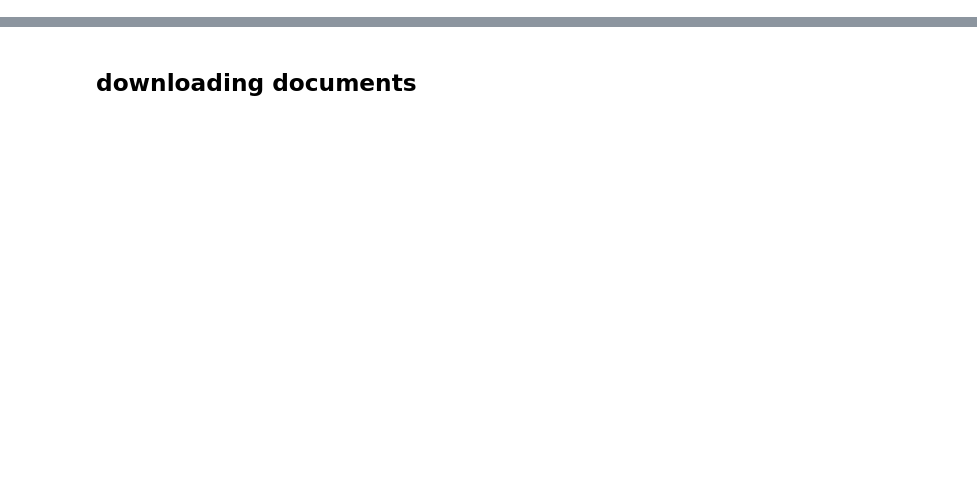
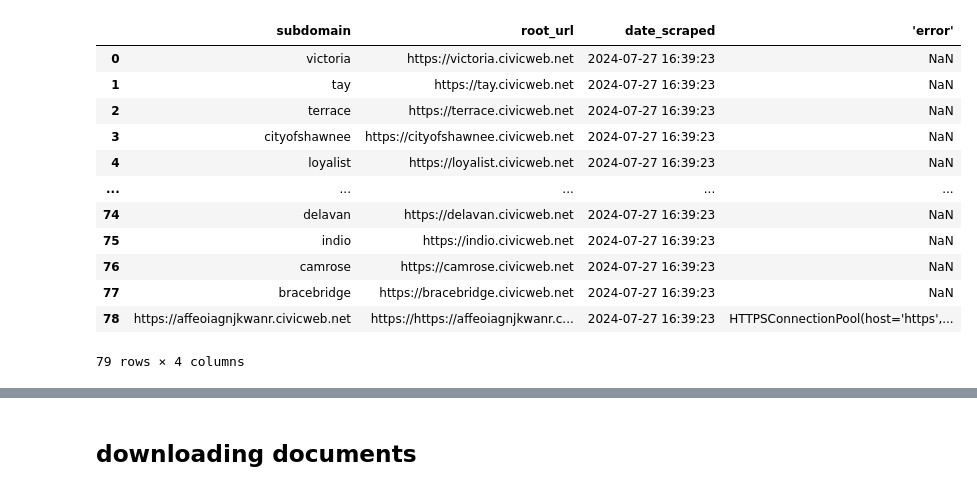
Before and after one commit to rainacao/civicweb-document-downloader, a Jupyter notebook: scrape.ipynb, the cells around one changed output, grey strips where cells are left out. Drawn from its saved outputs; the diff is of its cells as text; code cells hidden in the pictures; blank space fills up the shorter version.

Commit message:
find all subdomains of civicweb.net

```diff
--- a/scrape.ipynb
+++ b/scrape.ipynb
@@ -204,0 +374,17 @@ def download_file(response:requests, filename:str,  out_path=Path.cwd() / "out")
+# %%
+subdomains_df = pd.read_csv(OUT_FOLDER / "scraped_subdomains_test.csv", index_col=[0])
+subdomains_df
+# %% [output]
+|  | subdomain | root_url | date_scraped | 'error' |
+| 0 | victoria | https://victoria.civicweb.net | 2024-07-27 16:39:23 | NaN |
+| 1 | tay | https://tay.civicweb.net | 2024-07-27 16:39:23 | NaN |
+| 2 | terrace | https://terrace.civicweb.net | 2024-07-27 16:39:23 | NaN |
+| 3 | cityofshawnee | https://cityofshawnee.civicweb.net | 2024-07-27 16:39:23 | NaN |
+| 4 | loyalist | https://loyalist.civicweb.net | 2024-07-27 16:39:23 | NaN |
+| ... | ... | ... | ... | ... |
+| 74 | delavan | https://delavan.civicweb.net | 2024-07-27 16:39:23 | NaN |
+| 75 | indio | https://indio.civicweb.net | 2024-07-27 16:39:23 | NaN |
+| 76 | camrose | https://camrose.civicweb.net | 2024-07-27 16:39:23 | NaN |
+| 77 | bracebridge | https://bracebridge.civicweb.net | 2024-07-27 16:39:23 | NaN |
+| 78 | https://affeoiagnjkwanr.civicweb.net | https://https://affeoiagnjkwanr.c... | 2024-07-27 16:39:23 | HTTPSConnectionPool(host='https',... |
+79 rows × 4 columns
```
Also changed, not shown: parts of 35 cells of this notebook, 4 other files.
